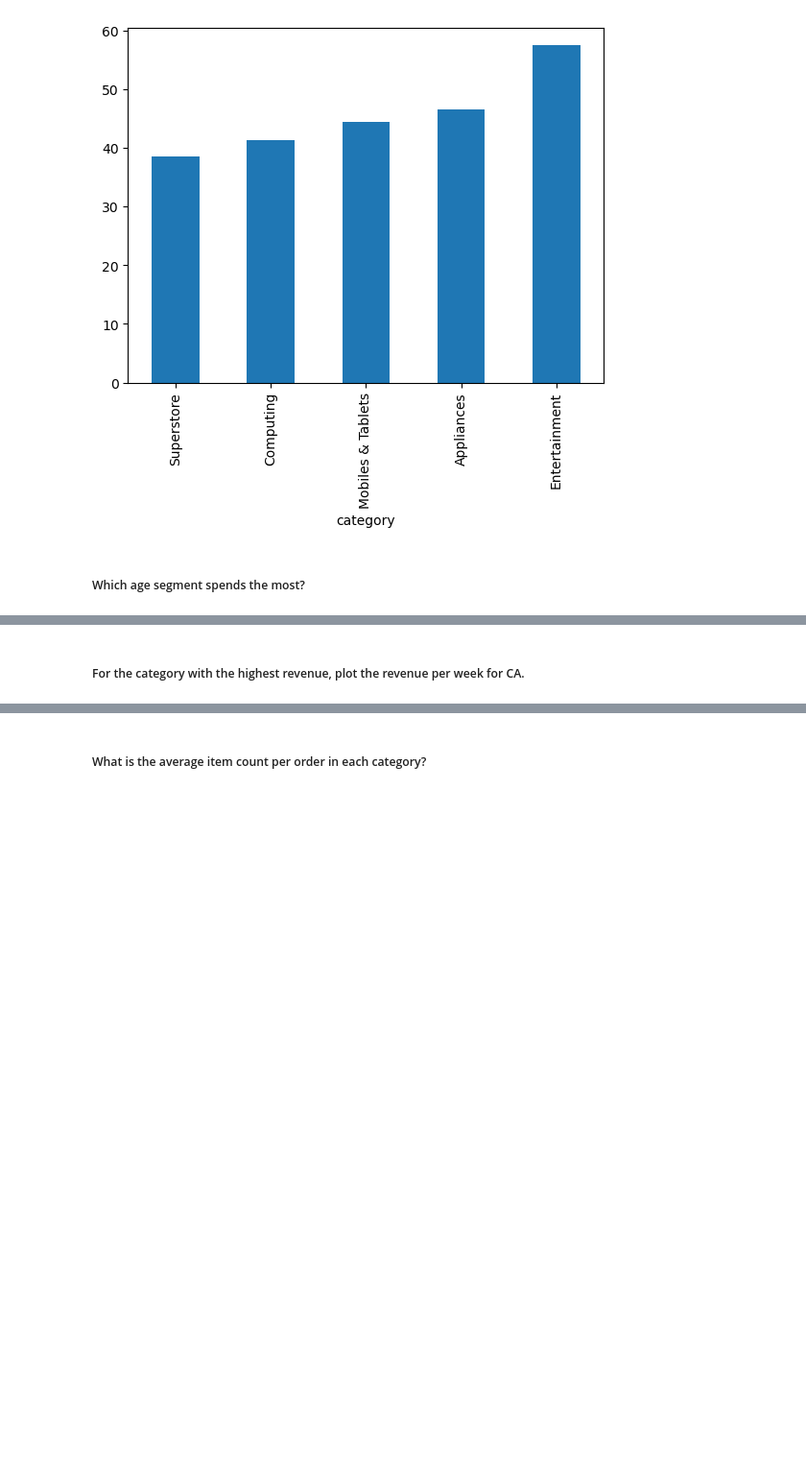
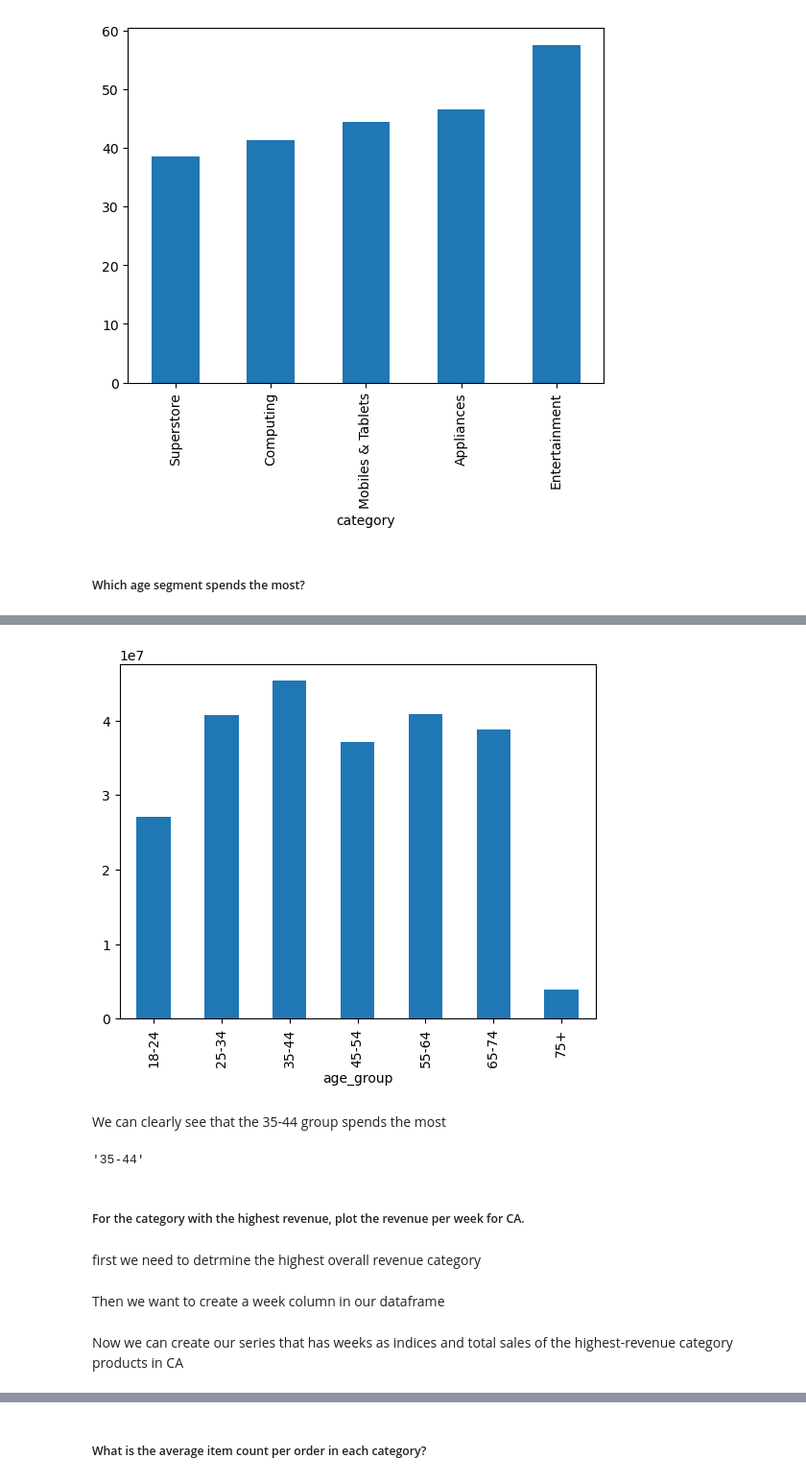
Before and after one commit to letsiki/big_blue_de_exercises, a Jupyter notebook: 04-introduction-to-pandas-eda/bonus.ipynb, the cells around one changed output, grey strips where cells are left out. Shown: that part at 96% size. Drawn from its saved outputs; the diff is of its cells as text; code cells hidden in the pictures; blank space fills up the shorter version.

```diff
--- a/04-introduction-to-pandas-eda/bonus.ipynb
+++ b/04-introduction-to-pandas-eda/bonus.ipynb
@@ -288,3 +288,6 @@ plt.show()
 [figure]
 # %% [markdown]
 ##### Which age segment spends the most?
+# %%
+age_group_spending = df.groupby('age_group')['total'].sum()
+age_group_spending
@@ -291,2 +304,15 @@ plt.show()
+# %%
+age_group_spending.plot(kind='bar')
+plt.show()
+# %% [output]
+[figure, added]
+# %% [markdown]
+We can clearly see that the 35-44 group spends the most
+# %%
+age_group_spending.idxmax()
+# %% [output]
+'35-44'
 # %% [markdown]
 ##### For the category with the highest revenue, plot the revenue per week for CA.
+# %% [markdown]
+first we need to detrmine the highest overall revenue category
@@ -292,0 +321,2 @@ plt.show()
+# %% [markdown]
+Then we want to create a week column in our dataframe
@@ -292,0 +325,2 @@ plt.show()
+# %% [markdown]
+Now we can create our series that has weeks as indices and total sales of the highest-revenue category products in CA
```
Also changed, not shown: parts of 17 cells of this notebook.
